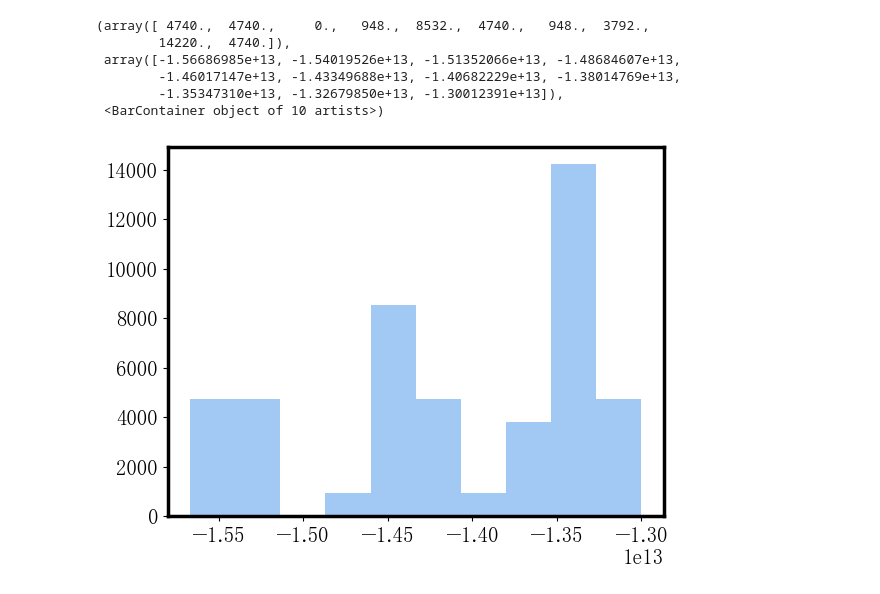
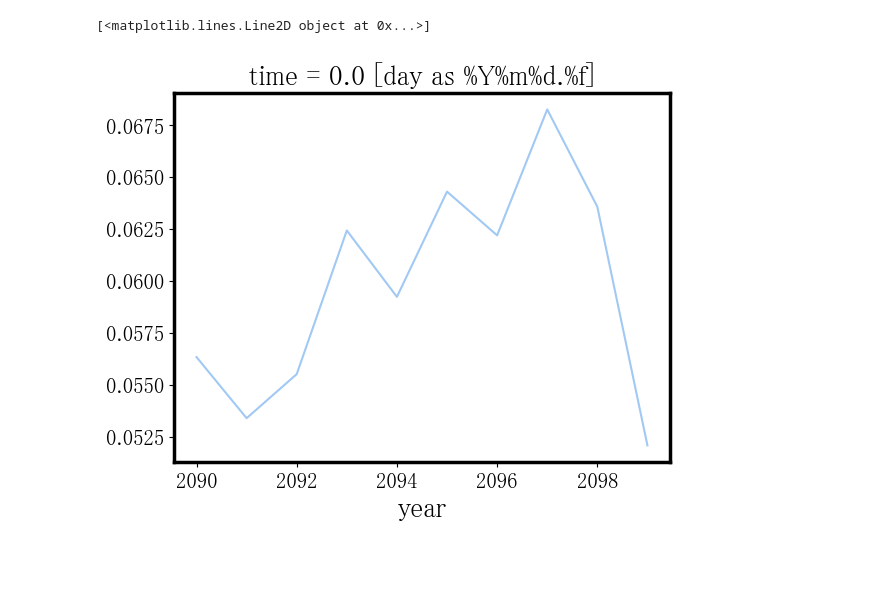
Before and after one commit to chiaraciscato/2026_ciscato_oae_seasonality, a Jupyter notebook: scripts/es_efficiency.ipynb, the cells around one changed output. Cells and saved outputs as stored; diff of their text form; code cells hidden in the pictures; blank space fills up the shorter version.

```diff
--- a/scripts/es_efficiency.ipynb
+++ b/scripts/es_efficiency.ipynb
@@ -58,5 +71,8 @@ combined['time'] = np.arange(1, len(files)+1)
 # %%
-n_years = combined.dims['time']
+# add datetime dimension and slice
+
+n_years = combined.dims['time_counter']
 new_time = pd.date_range(start='2014-01-01', periods=n_years, freq='YS')  # 'YS' = Year Start
 
-combined['time'] = new_time
+combined['time_counter'] = new_time
+combined = combined.sel(time_counter=slice('2090','2099'))
@@ -65,6 +79,3 @@ ds_fin = ds_fin['alk_flux'] * 31536000 * (4 * math.pi * (earth_radius**2)) * 1e-
-# %%
-co2flux_base = xr.open_dataset('/Users/chiaraciscato/Desktop/GEOMAR/2024_ciscato_oae_seasonality/lastDecade/co2flux_base70_lastDecade.nc')
-co2flux_oae = xr.open_dataset('/Users/chiaraciscato/Desktop/GEOMAR/2024_ciscato_oae_seasonality/lastDecade/co2flux_oae70_lastDecade.nc')
 # %%
 # ocean mask
 
@@ -80,9 +91,6 @@ ocean_slice = grid_cell_ocean.sel(x=slice(520, 595), y=slice(330, 435)) # m-2
 # %%
-# alkalkinity mask
+# coastline mask
 
-alk_mask = combined.where(combined)
-alk_mask = alk_mask.sel(x=slice(520, 595), y=slice(330, 435), time=slice('2090','2100'))
-
-alk_mask_nans = xr.where(alk_mask.notnull(), 1, np.nan)
+alk_mask_nans = xr.where(combined.notnull(), 1, np.nan)
 alk_mask_nans = alk_mask_nans.where(alk_mask_nans)
-coastline_ocean = (ocean_slice * alk_mask_nans).isel(time=0)
+coastline_ocean = (ocean_slice * alk_mask_nans).isel(time_counter=0)
@@ -104,0 +97,4 @@ alk_mask['alk_flux'] = (alk_mask['alk_flux'] * coastline_ocean['alk_flux']) # mo
+# %%
+# total alkalinity change
+                                 # umol>mol   s-1>y-1     slice                   # m-2>-
+alk_change = ((combined['alk_flux'] * 1e-6 * 31536000 * coastline_ocean * 10).sum(dim=['x','y'])).groupby("time_counter.year").mean("time_counter") # mol
@@ -108,11 +113,6 @@ co2flux_change['co2flux'] = (co2flux_change['co2flux'] * 1000 / 44.009 * 3153600
 co2flux_change = co2flux_change.groupby("time_counter.year").mean("time_counter")
-# %%
-(co2flux_change['co2flux']/alk_mask['alk_flux']).plot()
-# %% [output]
-(array([ 4740.,  4740.,     0.,   948.,  8532.,  4740.,   948.,  3792.,
-        14220.,  4740.]),
- array([-1.56686985e+13, -1.54019526e+13, -1.51352066e+13, -1.48684607e+13,
-        -1.46017147e+13, -1.43349688e+13, -1.40682229e+13, -1.38014769e+13,
-        -1.35347310e+13, -1.32679850e+13, -1.30012391e+13]),
- <BarContainer object of 10 artists>)
-[figure, removed]
+# %%
+es_efficiency(-co2flux_change, 'co2flux', alk_change, 'alk_flux')
+# %% [output]
+[<matplotlib.lines.Line2D object at 0x...>]
+[figure, added]
```
Also changed, not shown: parts of 14 cells of this notebook, 4 other files.
